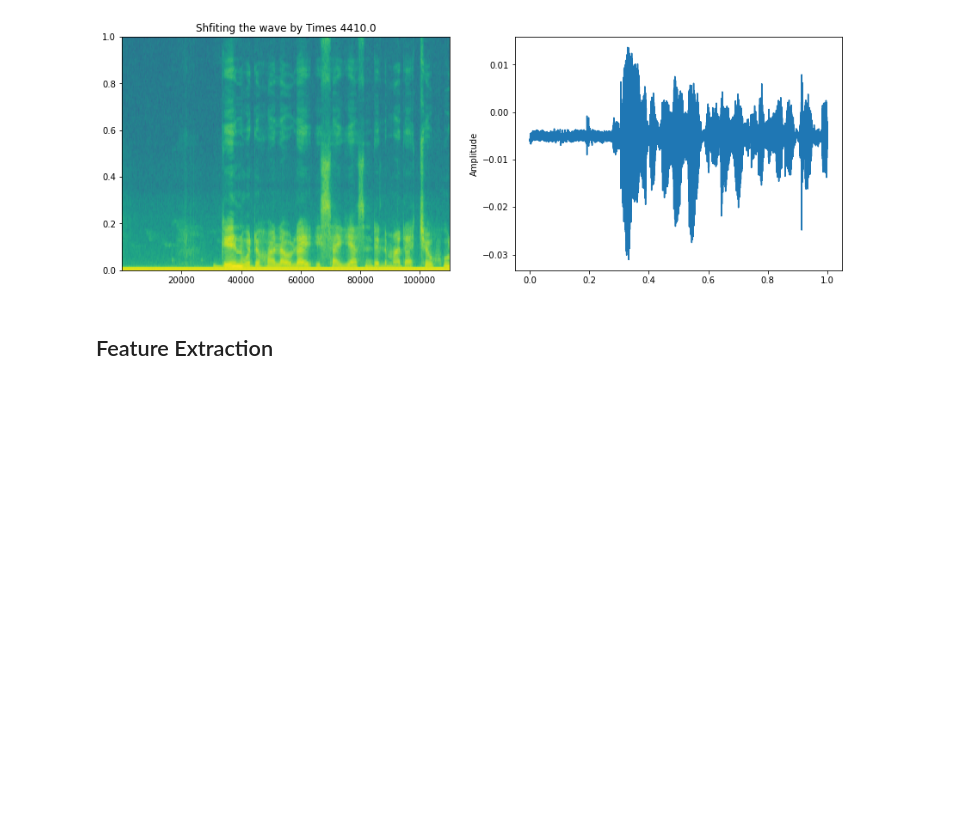
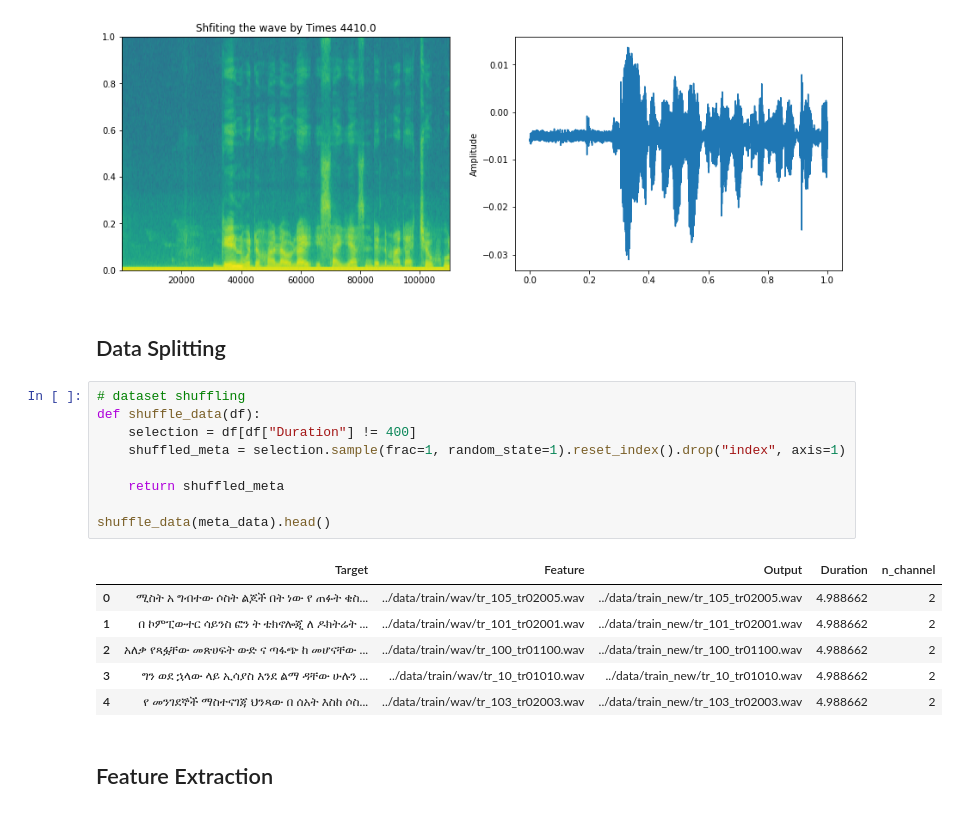
Before and after one commit to Micky373/speech_to_text, a Jupyter notebook: notebooks/preprocessing.ipynb, the cells around one changed output. Cells and saved outputs as stored; diff of their text form; blank space fills up the shorter version.

Commit message:
creating shuffling method

```diff
--- a/notebooks/preprocessing.ipynb
+++ b/notebooks/preprocessing.ipynb
@@ -214,6 +214,24 @@ samples, sample_rate = librosa.load('../data/train_new/tr_10_tr01010.wav', sr=No
 DV.plot_spec(data=samples,sr=sample_rate)
 # %% [output]
 [figure]
+# %% [markdown]
+## Data Splitting
+# %%
+# dataset shuffling
+def shuffle_data(df):
+    selection = df[df["Duration"] != 400]
+    shuffled_meta = selection.sample(frac=1, random_state=1).reset_index().drop("index", axis=1)
+
+    return shuffled_meta
+
+shuffle_data(meta_data).head()
+# %% [output]
+|  | Target | Feature | Output | Duration | n_channel |
+| 0 | ሚስት አ ግብተው ሶስት ልጆች በት ነው የ ጠፉት ቄስ... | ../data/train/wav/tr_105_tr02005.wav | ../data/train_new/tr_105_tr02005.wav | 4.988662 | 2 |
+| 1 | በ ኮምፒውተር ሳይንስ ፎን ት ቴክኖሎጂ ለ ዶክትሬት ... | ../data/train/wav/tr_101_tr02001.wav | ../data/train_new/tr_101_tr02001.wav | 4.988662 | 2 |
+| 2 | አለቃ የጻፏቸው መጽሀፍት ውድ ና ጣፋጭ ከ መሆናቸው ... | ../data/train/wav/tr_100_tr01100.wav | ../data/train_new/tr_100_tr01100.wav | 4.988662 | 2 |
+| 3 | ግን ወደ ኋላው ላይ ኢሳያስ እንደ ልማ ዳቸው ሁሉን ... | ../data/train/wav/tr_10_tr01010.wav | ../data/train_new/tr_10_tr01010.wav | 4.988662 | 2 |
+| 4 | የ መንገደኞች ማስተናገጃ ህንጻው በ ሰአት እስከ ሶስ... | ../data/train/wav/tr_103_tr02003.wav | ../data/train_new/tr_103_tr02003.wav | 4.988662 | 2 |
 # %% [markdown]
 ## Feature Extraction
 # %% [markdown]
```
Also changed, not shown: parts of 5 cells of this notebook.
